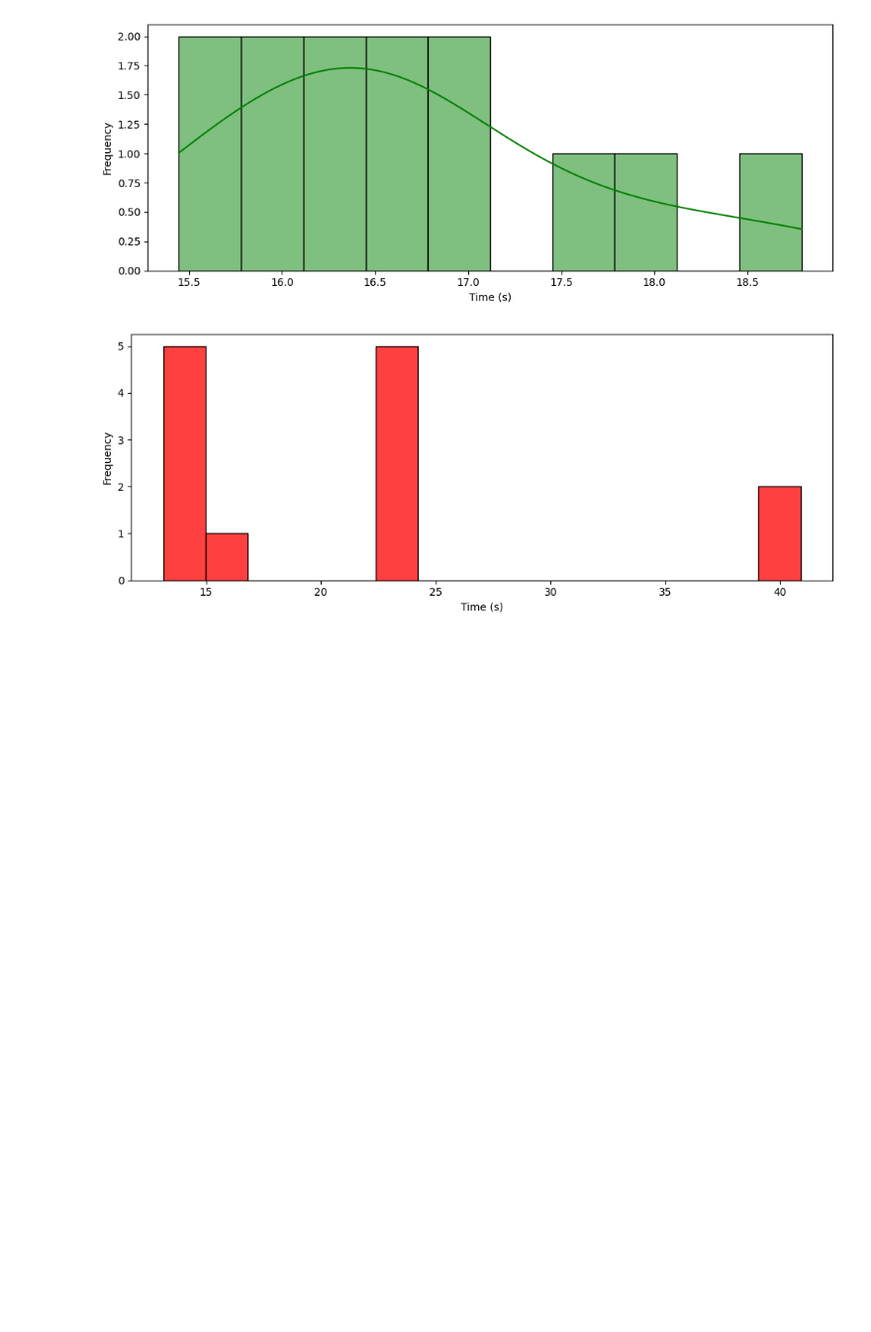
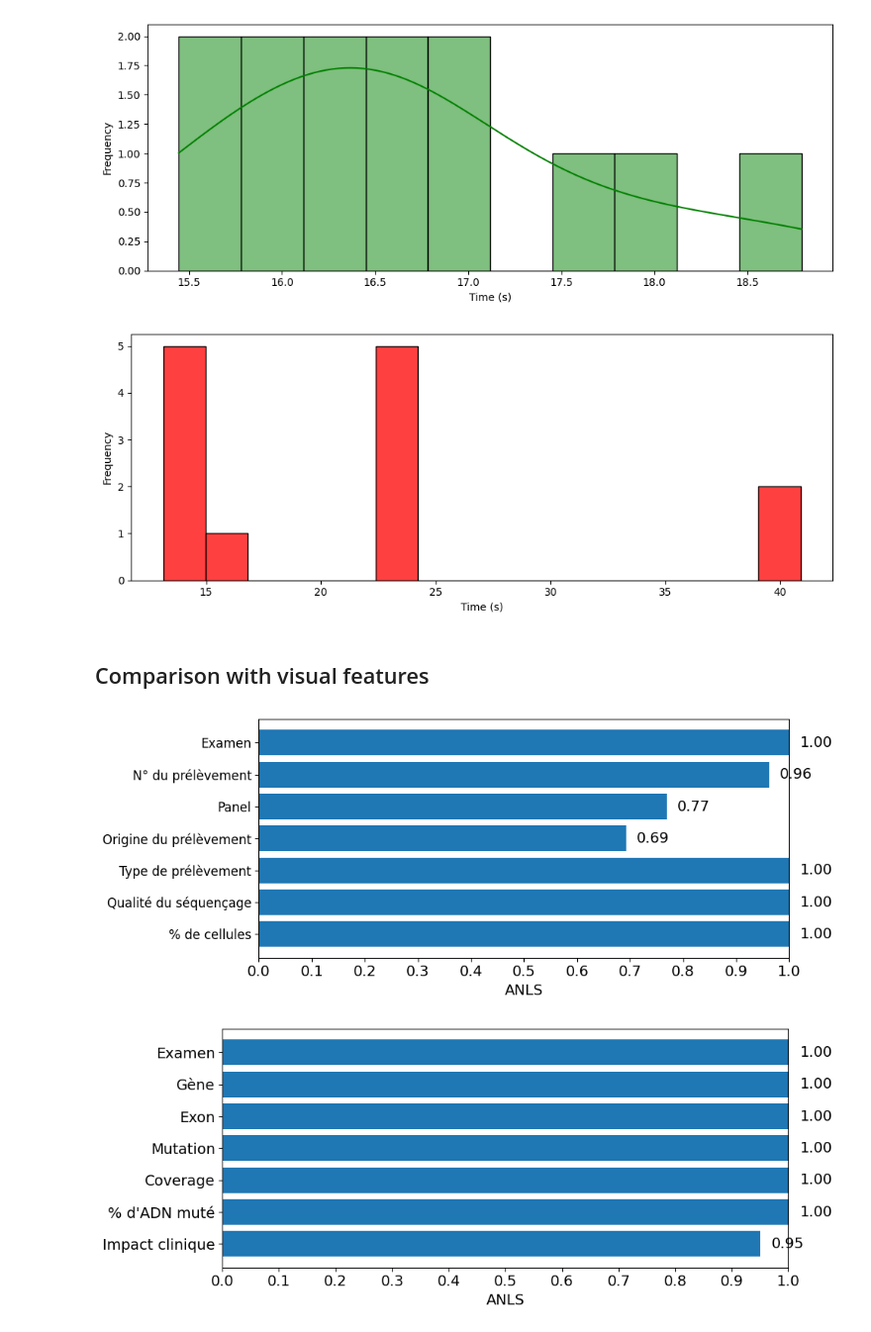
Before and after one commit to Exagor/master-thesis-achten, a Jupyter notebook: figs/plots.ipynb, the cells around one changed output. Shown at 99% size. Drawn from its saved outputs; the diff is of its cells as text; code cells hidden in the pictures; blank space fills up the shorter version.

Commit message:
do all figures of comparisons

```diff
--- a/figs/plots.ipynb
+++ b/figs/plots.ipynb
@@ -164,3 +164,44 @@ plt.show()
 # %% [output]
 [figure]
 [figure]
+# %% [markdown]
+## Comparison with visual features
+# %%
+categories_meta = ["Examen", "N° du prélèvement", "Panel", "Origine du prélèvement", "Type de prélèvement", "Qualité du séquençage", "% de cellules"][::-1]
+
+values_meta = np.array([1.0, 0.962, 0.769, 0.692, 1.0, 1.0, 1.0][::-1])
+
+plt.figure(figsize=(10, 4))
+
+plt.barh(categories_meta, values_meta, color='tab:blue')
+for i, v in enumerate(values_meta):
+    plt.text(v + 0.02, i, f'{v:.2f}', va='center', fontsize=14)
+
+plt.xlabel('ANLS', fontsize=14)  # Label for x-axis (since bars are horizontal)
+plt.yticks(fontsize=12)
+plt.xticks(np.arange(0, 1.1, 0.1), fontsize=14)
+plt.xlim([0, 1])
+
+plt.tight_layout()
+plt.savefig(f"{folder_plots}llm_pipeline_meta_V.pdf")
+plt.show()
+
+categories_mut = ["Examen", "Gène", "Exon", "Mutation", "Coverage", "% d'ADN muté", "Impact clinique"][::-1]
+values_mut = np.array([1.0, 1.0, 1.0, 1.0, 1.0, 1.0, 0.95][::-1])
+plt.figure(figsize=(10, 4))
+
+plt.barh(categories_mut, values_mut, color='tab:blue')
+for i, v in enumerate(values_mut):
+    plt.text(v + 0.02, i, f'{v:.2f}', va='center', fontsize=14)
+
+plt.xlabel('ANLS', fontsize=14)  # Label for x-axis (since bars are horizontal)
+plt.yticks(fontsize=14)
+plt.xticks(np.arange(0, 1.1, 0.1), fontsize=14)
+plt.xlim([0, 1])
+
+plt.tight_layout()
+plt.savefig(f"{folder_plots}llm_pipeline_mut_V.pdf")
+plt.show()
+# %% [output]
+[figure, added]
+[figure, added]
```
Also changed, not shown: parts of 4 cells of this notebook, 18 other files.
